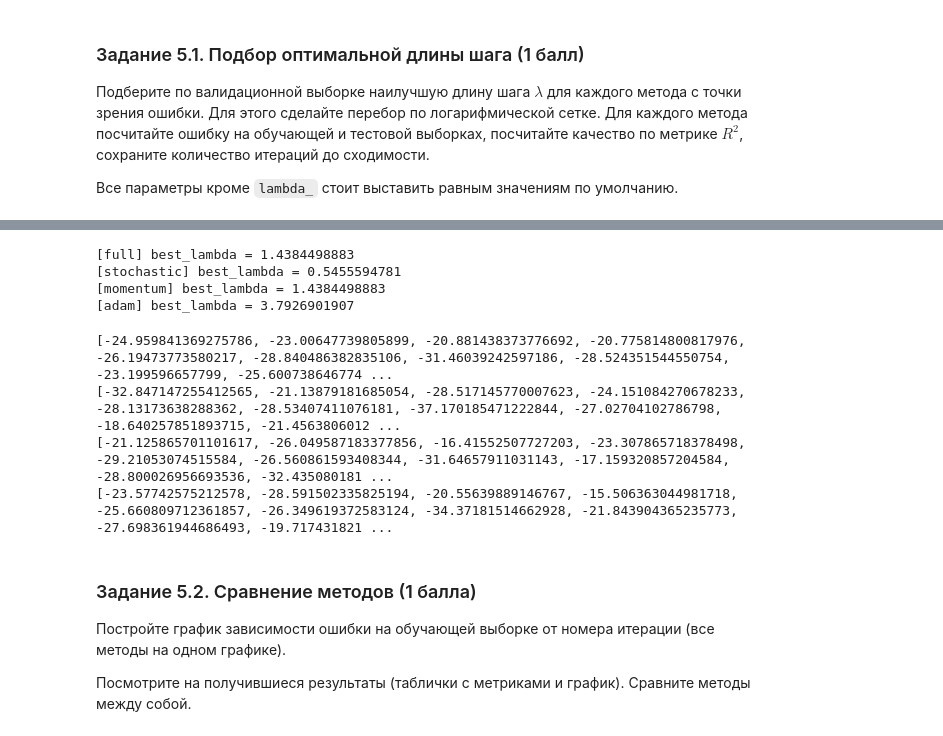
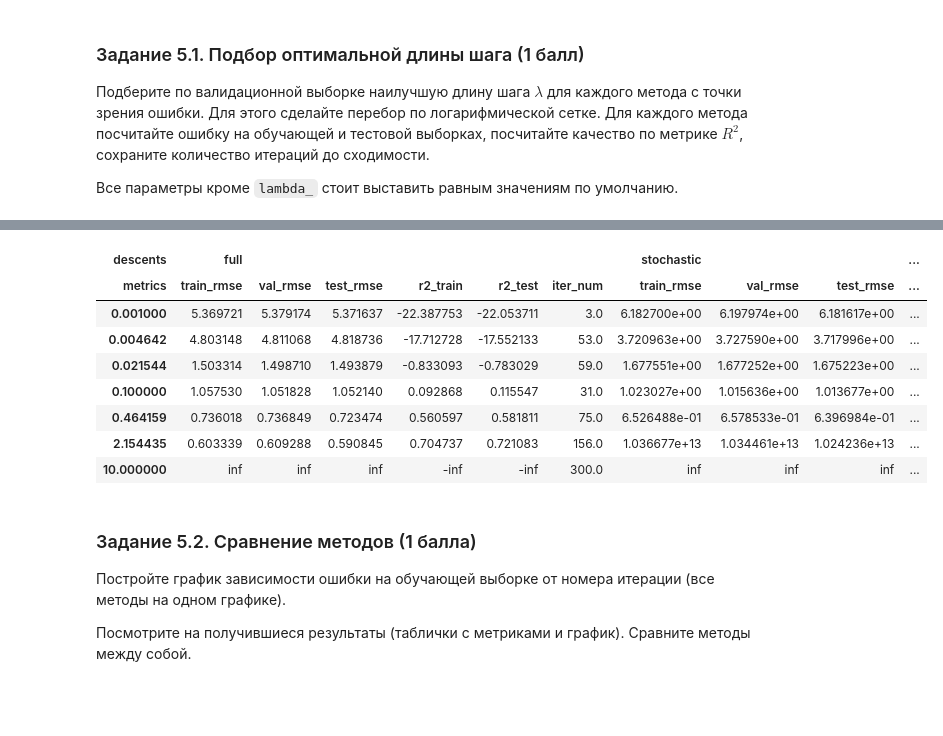
Before and after one commit to and7mw/ml-course-hse, a Jupyter notebook: 2022-fall/homeworks-practice/homework-practice-03-gd/homework-practice-03-gd.ipynb, the cells around one changed output, grey strips where cells are left out. Drawn from its saved outputs; the diff is of its cells as text; code cells hidden in the pictures; blank space fills up the shorter version.

```diff
--- a/2022-fall/homeworks-practice/homework-practice-03-gd/homework-practice-03-gd.ipynb
+++ b/2022-fall/homeworks-practice/homework-practice-03-gd/homework-practice-03-gd.ipynb
@@ -766,17 +755,0 @@ for i, m in enumerate(metrics):
-# %%
-for k, v in descents.items():
-    best_lambda = v["best_lambda"]
-    print(f"[{k}] best_lambda = {best_lambda:.10f}")
-# %% [output]
-[full] best_lambda = 1.4384498883
-[stochastic] best_lambda = 0.5455594781
-[momentum] best_lambda = 1.4384498883
-[adam] best_lambda = 3.7926901907
-# %%
-for k, v in descents.items():
-    print(v["r2_train"])
-# %% [output]
-[-24.959841369275786, -23.00647739805899, -20.881438373776692, -20.775814800817976, -26.19473773580217, -28.840486382835106, -31.46039242597186, -28.524351544550754, -23.199596657799, -25.600738646774 ...
-[-32.847147255412565, -21.13879181685054, -28.517145770007623, -24.151084270678233, -28.13173638288362, -28.53407411076181, -37.170185471222844, -27.02704102786798, -18.640257851893715, -21.4563806012 ...
-[-21.125865701101617, -26.049587183377856, -16.41552507727203, -23.307865718378498, -29.21053074515584, -26.560861593408344, -31.64657911031143, -17.159320857204584, -28.800026956693536, -32.435080181 ...
-[-23.57742575212578, -28.591502335825194, -20.55639889146767, -15.506363044981718, -25.660809712361857, -26.349619372583124, -34.37181514662928, -21.843904365235773, -27.698361944686493, -19.717431821 ...
@@ -785,3 +758,17 @@ for k, v in descents.items():
+# %%
+pd.set_option('display.max_columns', None)
+# %%
+collected_metrics
+# %% [output]
+| descents | full |  |  |  |  |  | stochastic |  |  | ... |
+| metrics | train_rmse | val_rmse | test_rmse | r2_train | r2_test | iter_num | train_rmse | val_rmse | test_rmse | ... |
+| 0.001000 | 5.369721 | 5.379174 | 5.371637 | -22.387753 | -22.053711 | 3.0 | 6.182700e+00 | 6.197974e+00 | 6.181617e+00 | ... |
+| 0.004642 | 4.803148 | 4.811068 | 4.818736 | -17.712728 | -17.552133 | 53.0 | 3.720963e+00 | 3.727590e+00 | 3.717996e+00 | ... |
+| 0.021544 | 1.503314 | 1.498710 | 1.493879 | -0.833093 | -0.783029 | 59.0 | 1.677551e+00 | 1.677252e+00 | 1.675223e+00 | ... |
+| 0.100000 | 1.057530 | 1.051828 | 1.052140 | 0.092868 | 0.115547 | 31.0 | 1.023027e+00 | 1.015636e+00 | 1.013677e+00 | ... |
+| 0.464159 | 0.736018 | 0.736849 | 0.723474 | 0.560597 | 0.581811 | 75.0 | 6.526488e-01 | 6.578533e-01 | 6.396984e-01 | ... |
+| 2.154435 | 0.603339 | 0.609288 | 0.590845 | 0.704737 | 0.721083 | 156.0 | 1.036677e+13 | 1.034461e+13 | 1.024236e+13 | ... |
+| 10.000000 | inf | inf | inf | -inf | -inf | 300.0 | inf | inf | inf | ... |
 # %% [markdown]
 ### Задание 5.2. Сравнение методов (1 балла)
 
```
Also changed, not shown: parts of 24 cells of this notebook, 2 other files.
